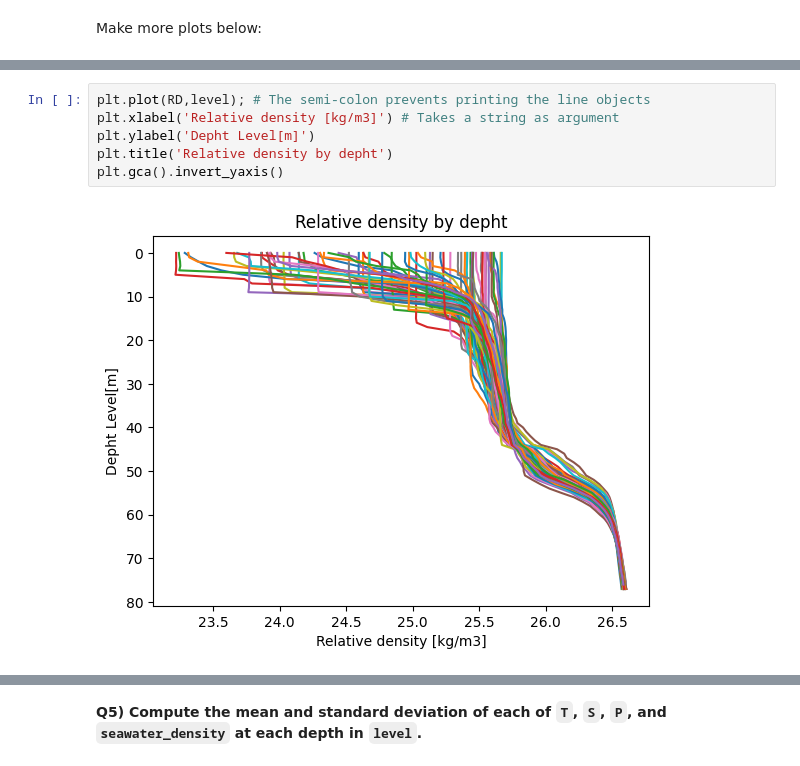
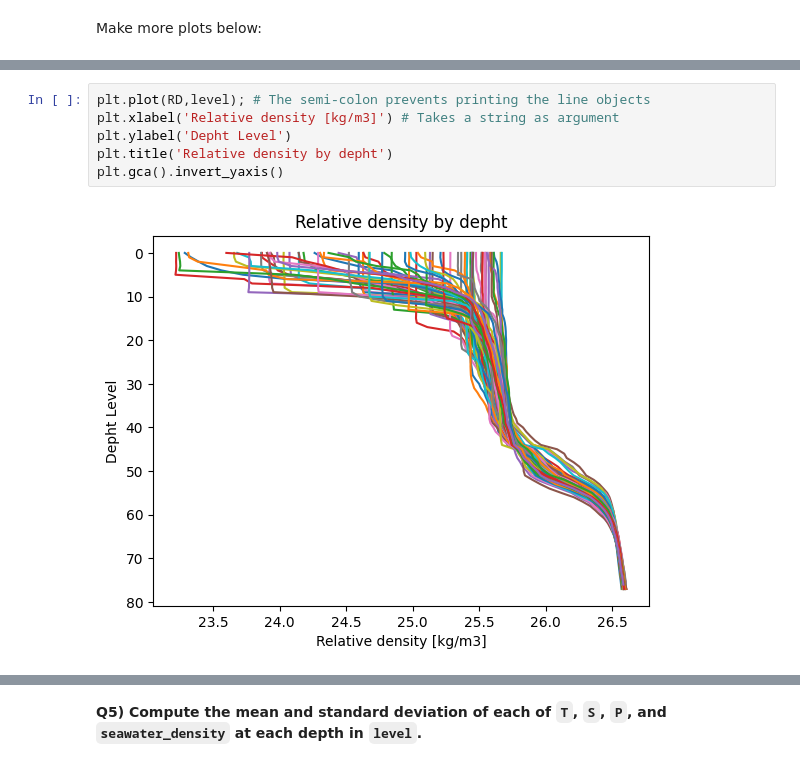
Before and after one commit to Polo-brap/2024_Intro_Python, a Jupyter notebook: ML_EES/IP/W2_S1.ipynb, the cells around one changed output, grey strips where cells are left out. Drawn from its saved outputs; the diff is of its cells as text.

```diff
--- a/ML_EES/IP/W2_S1.ipynb
+++ b/ML_EES/IP/W2_S1.ipynb
@@ -281,11 +281,11 @@ plt.gca().invert_yaxis()
 # %%
 plt.plot(RD,level); # The semi-colon prevents printing the line objects
 plt.xlabel('Relative density [kg/m3]') # Takes a string as argument
-plt.ylabel('Depht Level[m]')
+plt.ylabel('Depht Level')
 plt.title('Relative density by depht')
 plt.gca().invert_yaxis()
 # %% [output]
-[figure, old version]
+[figure, new version]
 # %%
 plt.plot(CT,level); # The semi-colon prevents printing the line objects
 plt.xlabel('Conservative Temperature [°C] ') # Takes a string as argument
```
Also changed, not shown: parts of 15 cells of this notebook.
